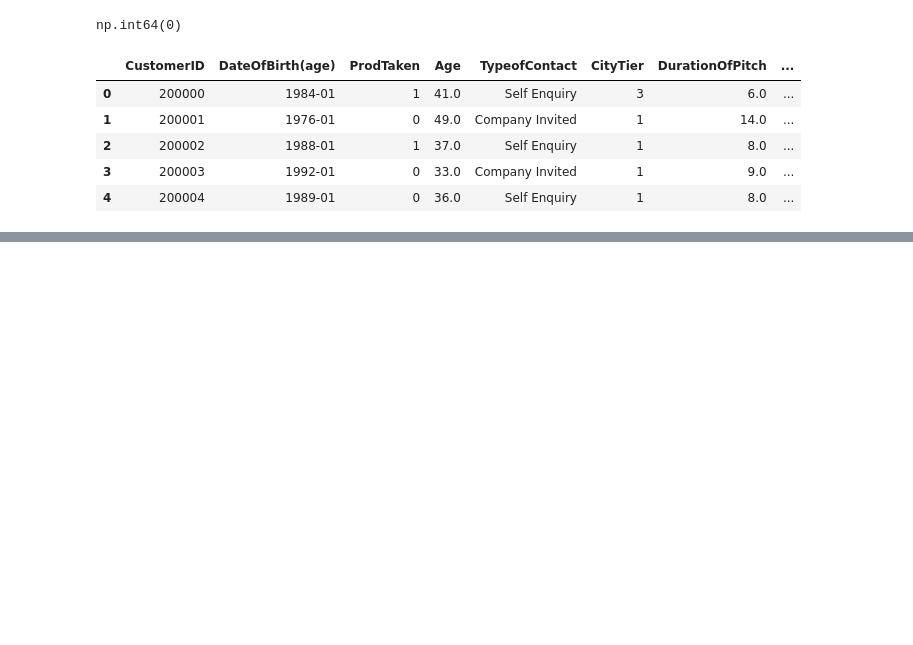
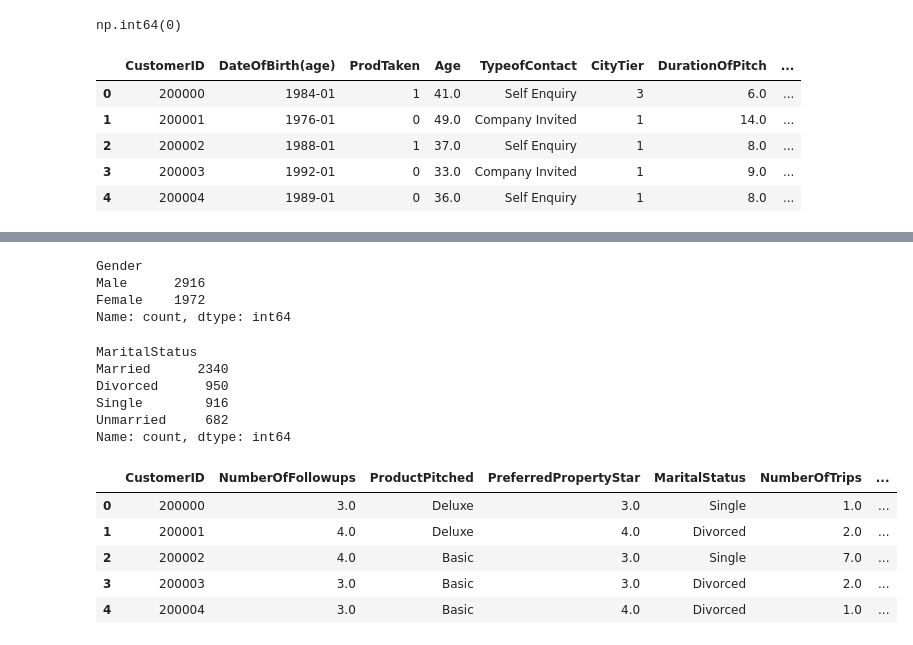
Before and after one commit to harshoo1/practice_with_H, a Jupyter notebook: ipynb_notebooks/2_DoB.ipynb, the cells around one changed output, grey strips where cells are left out. Cells and saved outputs as stored; diff of their text form; code cells hidden in the pictures; blank space fills up the shorter version.

```diff
--- a/ipynb_notebooks/2_DoB.ipynb
+++ b/ipynb_notebooks/2_DoB.ipynb
@@ -198,0 +226,16 @@ data1.head()
+# %%
+data1.Gender.value_counts()
+# %% [output]
+Gender
+Male      2916
+Female    1972
+Name: count, dtype: int64
+# %%
+data2.MaritalStatus.value_counts()
+# %% [output]
+MaritalStatus
+Married      2340
+Divorced      950
+Single        916
+Unmarried     682
+Name: count, dtype: int64
@@ -198,0 +285,11 @@ data1.head()
+# %%
+data2['Gender']  = data1['Gender']
+# %%
+data2.head()
+# %% [output]
+|  | CustomerID | NumberOfFollowups | ProductPitched | PreferredPropertyStar | MaritalStatus | NumberOfTrips | ... |
+| 0 | 200000 | 3.0 | Deluxe | 3.0 | Single | 1.0 | ... |
+| 1 | 200001 | 4.0 | Deluxe | 4.0 | Divorced | 2.0 | ... |
+| 2 | 200002 | 4.0 | Basic | 3.0 | Single | 7.0 | ... |
+| 3 | 200003 | 3.0 | Basic | 3.0 | Divorced | 2.0 | ... |
+| 4 | 200004 | 3.0 | Basic | 4.0 | Divorced | 1.0 | ... |
```
Also changed, not shown: parts of 11 cells of this notebook, 4 other files.
